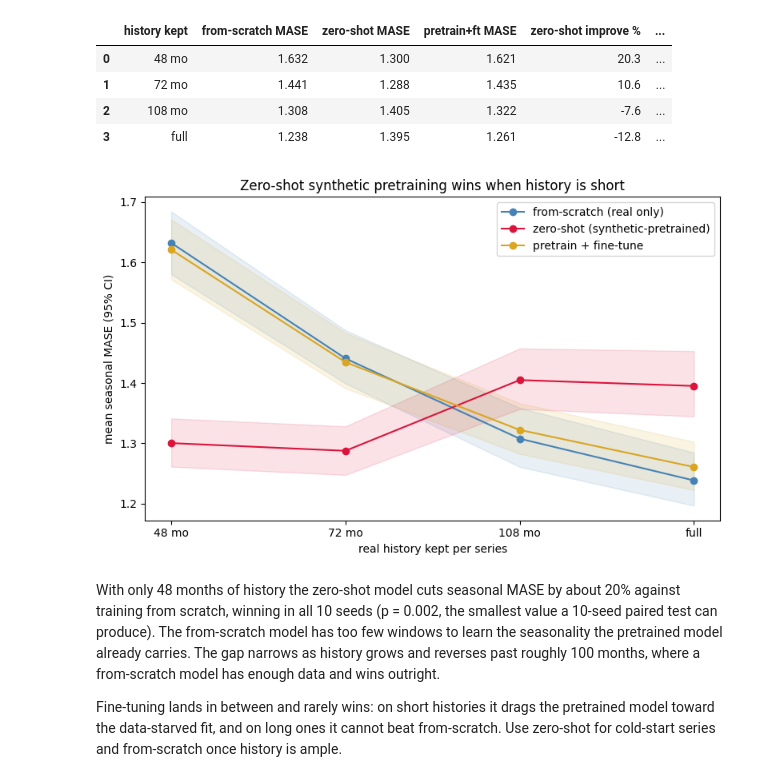
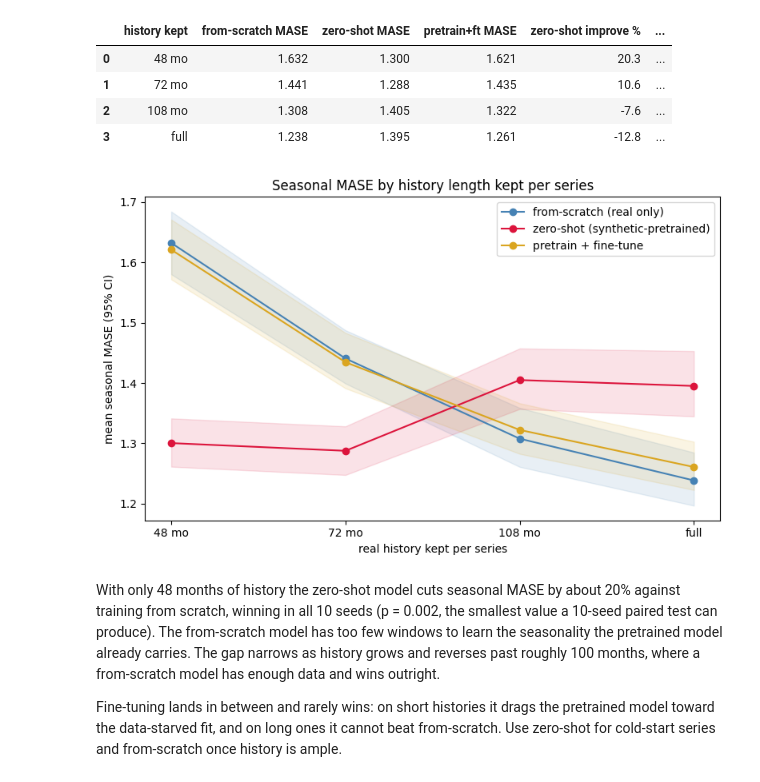
Before and after one commit to Nixtla/synforecast, a Jupyter notebook: nbs/docs/capabilities/when_synthetic_helps.ipynb, the cells around one changed output. Drawn from its saved outputs; the diff is of its cells as text; code cells hidden in the pictures.

```diff
--- a/nbs/docs/capabilities/when_synthetic_helps.ipynb
+++ b/nbs/docs/capabilities/when_synthetic_helps.ipynb
@@ -162,28 +162,28 @@ M3 Monthly (last 18 months held out) | NHITS via NeuralForecast, per-series stan
 # %%
 fig, ax = plt.subplots(figsize=(8, 5))
 labels = [_hist_label(e['hist_len']) for e in pt['by_hist_len']]
 xs = range(len(labels))
 conds = [
     ('from_scratch', 'from-scratch (real only)', 'steelblue'),
     ('zero_shot', 'zero-shot (synthetic-pretrained)', 'crimson'),
     ('pretrain_ft', 'pretrain + fine-tune', 'goldenrod'),
 ]
 for key, label, color in conds:
     means = [e[f'{key}_mase'] for e in pt['by_hist_len']]
     los = [e[f'{key}_ci'][0] for e in pt['by_hist_len']]
     his = [e[f'{key}_ci'][1] for e in pt['by_hist_len']]
     ax.plot(list(xs), means, marker='o', color=color, label=label)
     ax.fill_between(list(xs), los, his, color=color, alpha=0.12)
 ax.set_xticks(list(xs))
 ax.set_xticklabels(labels)
 ax.set(xlabel='real history kept per series',
        ylabel='mean seasonal MASE (95% CI)',
-       title='Zero-shot synthetic pretraining wins when history is short')
+       title='Seasonal MASE by history length kept per series')
 ax.legend()
 plt.tight_layout()
 plt.show()
 # %% [output]
-[figure, old version]
+[figure, new version]
 # %% [markdown]
 With only 48 months of history the zero-shot model cuts seasonal MASE by about 20% against training from scratch, winning in all 10 seeds (p = 0.002, the smallest value a 10-seed paired test can produce). The from-scratch model has too few windows to learn the seasonality the pretrained model already carries. The gap narrows as history grows and reverses past roughly 100 months, where a from-scratch model has enough data and wins outright.
 
```
Also changed, not shown: parts of 2 cells of this notebook, 34 other files.
